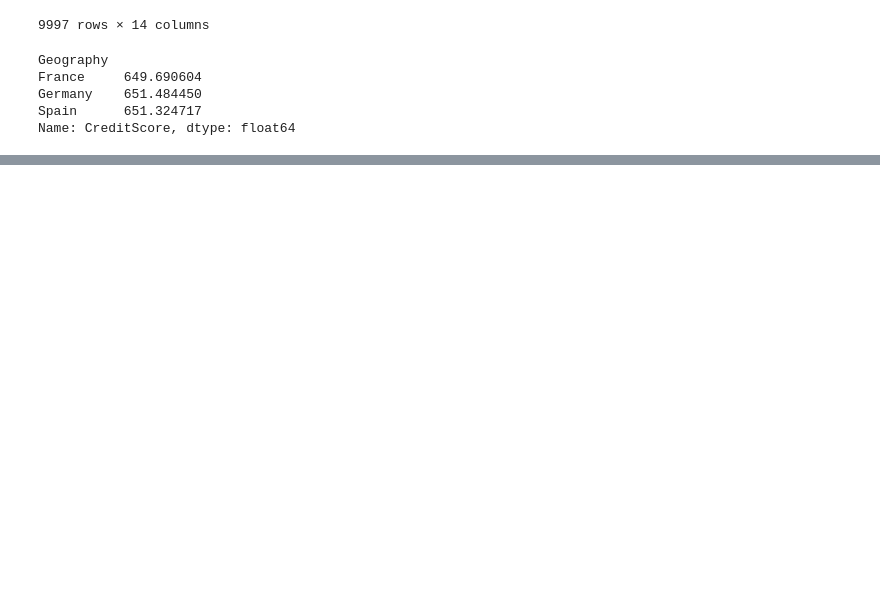
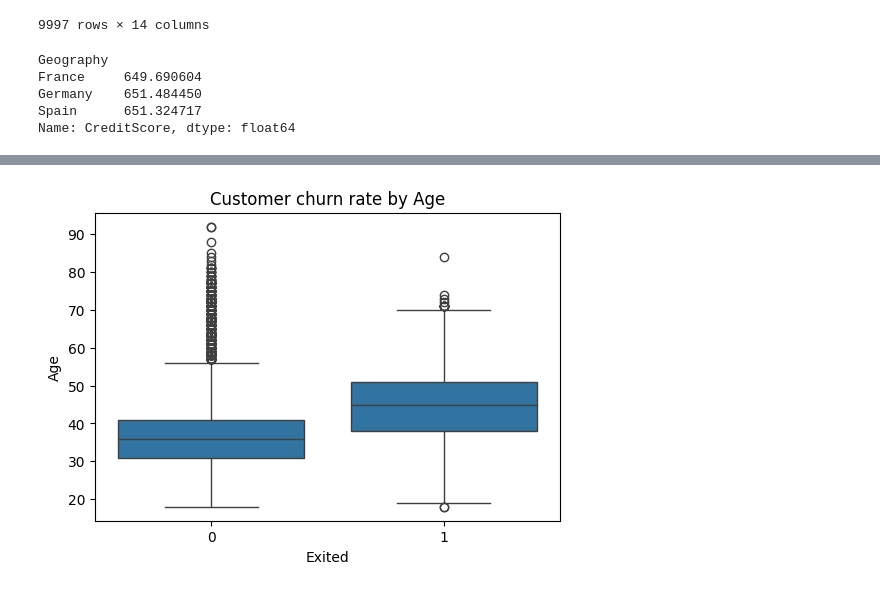
Before and after one commit to kwiver/data_science, a Jupyter notebook: bank_churn_analysis.ipynb, the cells around one changed output, grey strips where cells are left out. Cells and saved outputs as stored; diff of their text form; code cells hidden in the pictures; blank space fills up the shorter version.

```diff
--- a/bank_churn_analysis.ipynb
+++ b/bank_churn_analysis.ipynb
@@ -268,0 +330,8 @@ Name: CreditScore, dtype: float64
+# %%
+# create customer churn rate by geography
+plt.figure(figsize=(6,4))
+sns.boxplot(data=df, x="Exited", y="Age")
+plt.title("Customer churn rate by Age")
+plt.show()
+# %% [output]
+[figure, added]
```
Also changed, not shown: parts of 15 cells of this notebook.
